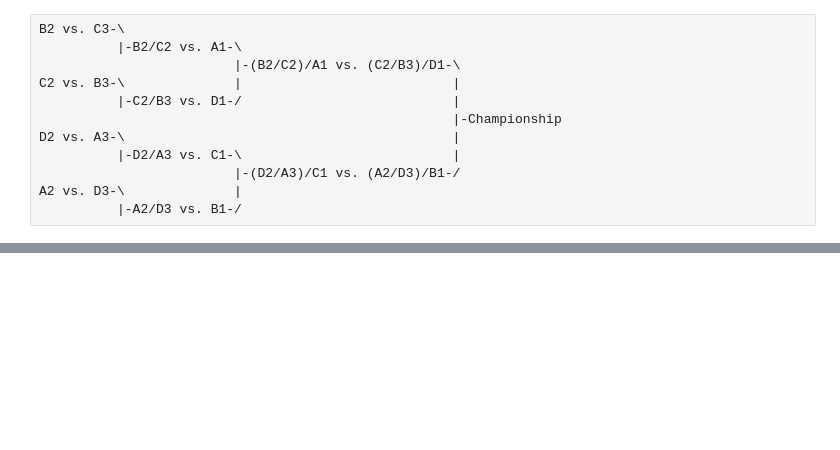
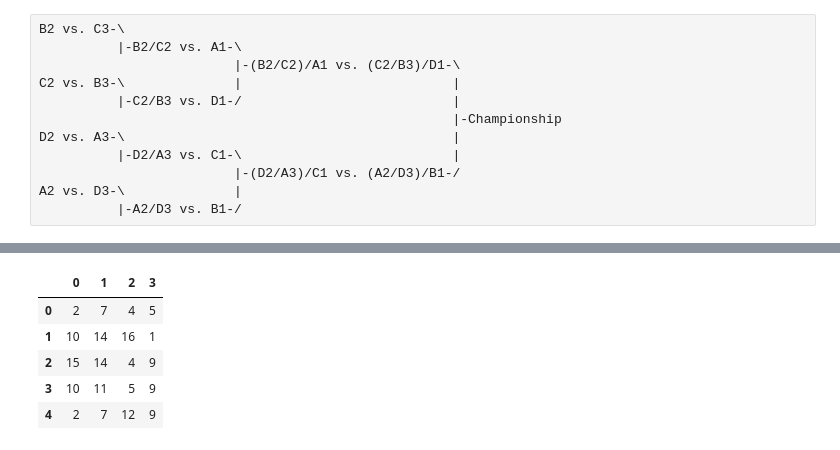
Before and after one commit to peterdobbs77/statistical_simulation, a Jupyter notebook: USAU_Nationals_DataPrep.ipynb, the cells around one changed output, grey strips where cells are left out. Drawn from its saved outputs; the diff is of its cells as text; code cells hidden in the pictures; blank space fills up the shorter version.

```diff
--- a/USAU_Nationals_DataPrep.ipynb
+++ b/USAU_Nationals_DataPrep.ipynb
@@ -319,0 +339,13 @@ SyntaxError: invalid syntax (<ipython-input-205-504c048f7f7f>, line 5)
+# %%
+preq_finalists = pd.DataFrame(np.array(bP).T)
+quar_finalists = pd.DataFrame(np.array(bQ).T)
+semi_finalists = pd.DataFrame(np.array(bS).T)
+champions = pd.DataFrame(np.array(bF).T)
+preq_finalists.head()
+# %% [output]
+|  | 0 | 1 | 2 | 3 |
+| 0 | 2 | 7 | 4 | 5 |
+| 1 | 10 | 14 | 16 | 1 |
+| 2 | 15 | 14 | 4 | 9 |
+| 3 | 10 | 11 | 5 | 9 |
+| 4 | 2 | 7 | 12 | 9 |
```
Also changed, not shown: parts of 5 cells of this notebook.
